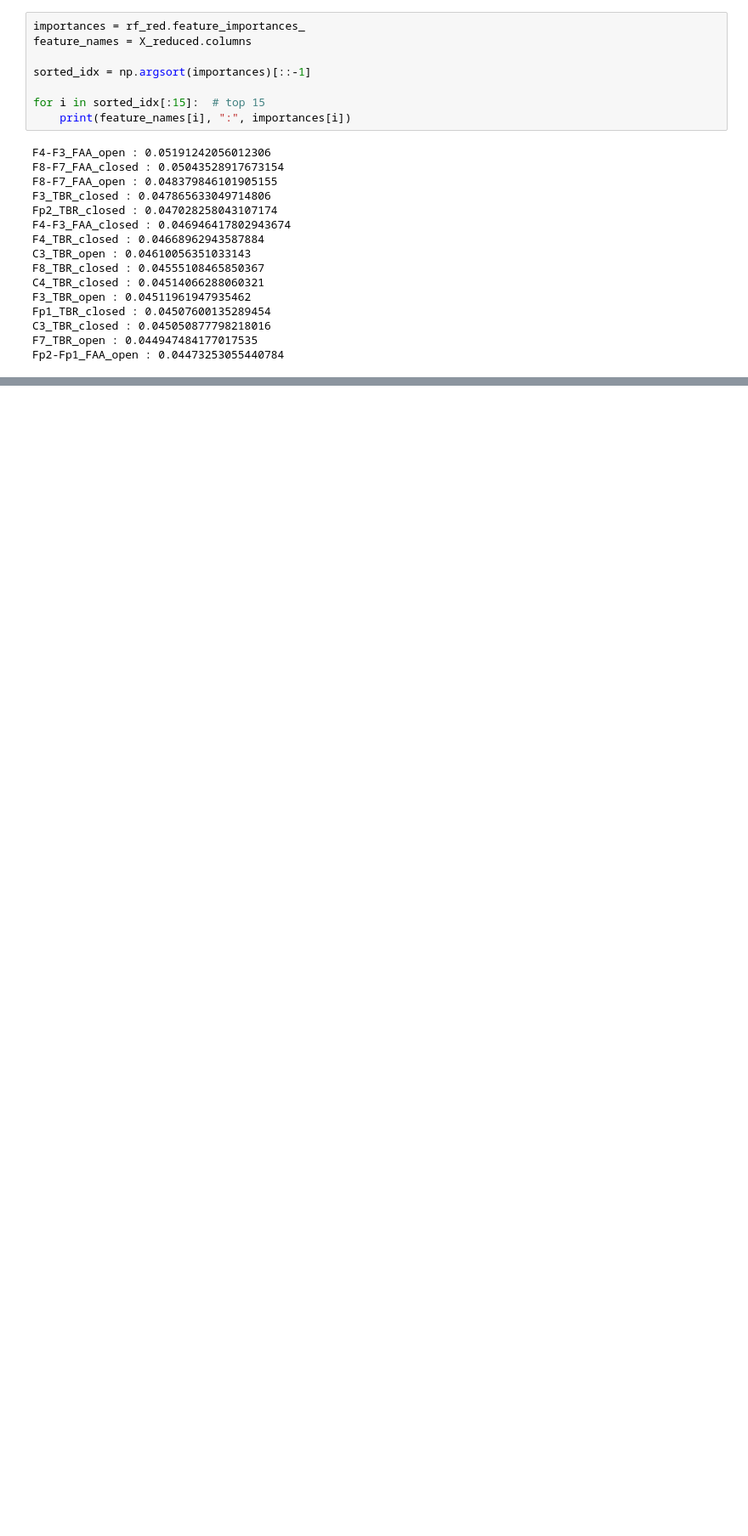
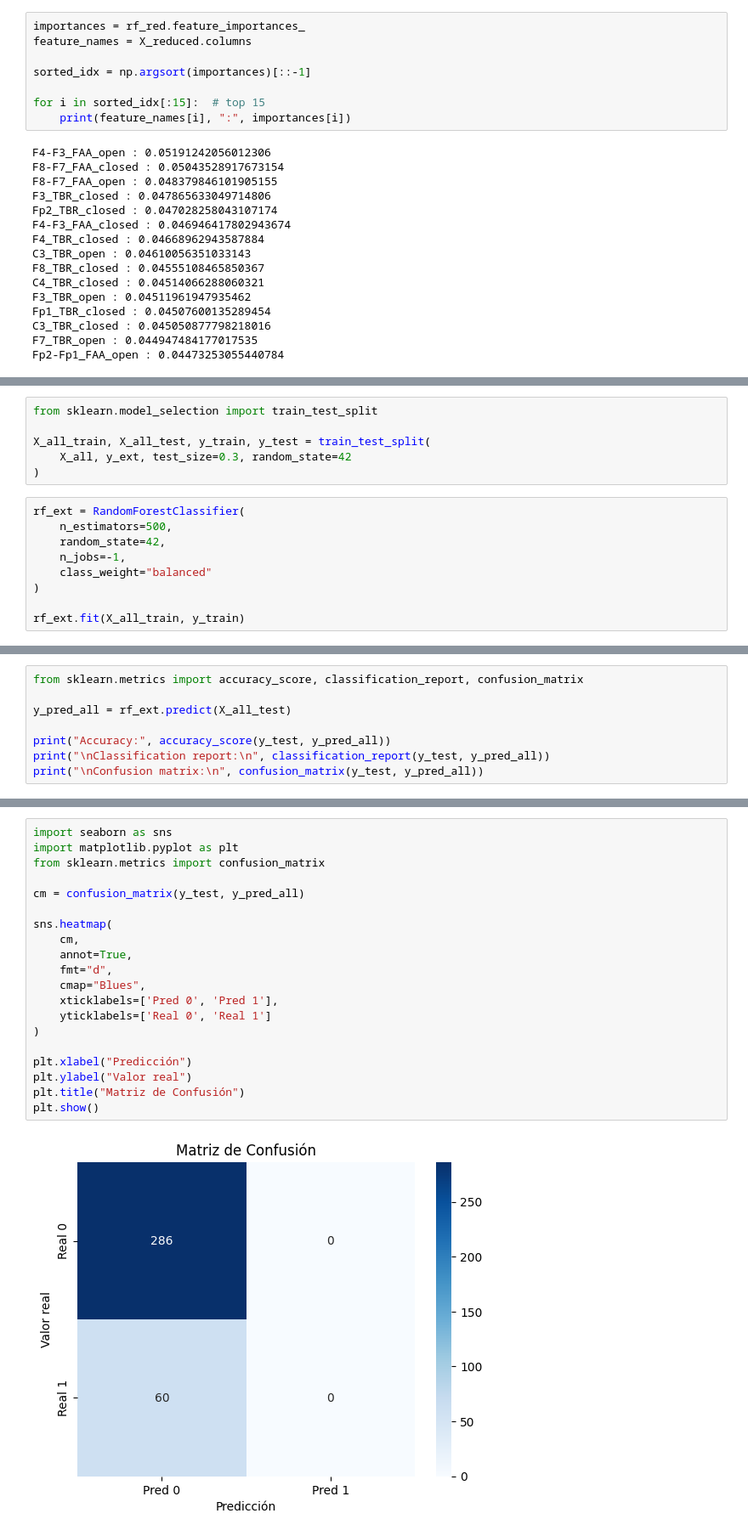
Before and after one commit to mcd-afg/eeg-prism, a Jupyter notebook: notebooks/RandomForest_FE.ipynb, the cells around one changed output, grey strips where cells are left out. Shown at 85% size. Cells and saved outputs as stored; diff of their text form; blank space fills up the shorter version.

```diff
--- a/notebooks/RandomForest_FE.ipynb
+++ b/notebooks/RandomForest_FE.ipynb
@@ -250,0 +279,15 @@ Fp2-Fp1_FAA_open : 0.04473253055440784
+# %%
+from sklearn.model_selection import train_test_split
+
+X_all_train, X_all_test, y_train, y_test = train_test_split(
+    X_all, y_ext, test_size=0.3, random_state=42
+)
+# %%
+rf_ext = RandomForestClassifier(
+    n_estimators=500,
+    random_state=42,
+    n_jobs=-1,
+    class_weight="balanced"
+)
+
+rf_ext.fit(X_all_train, y_train)
@@ -250,0 +297,8 @@ Fp2-Fp1_FAA_open : 0.04473253055440784
+# %%
+from sklearn.metrics import accuracy_score, classification_report, confusion_matrix
+
+y_pred_all = rf_ext.predict(X_all_test)
+
+print("Accuracy:", accuracy_score(y_test, y_pred_all))
+print("\nClassification report:\n", classification_report(y_test, y_pred_all))
+print("\nConfusion matrix:\n", confusion_matrix(y_test, y_pred_all))
@@ -250,0 +322,22 @@ Fp2-Fp1_FAA_open : 0.04473253055440784
+# %%
+import seaborn as sns
+import matplotlib.pyplot as plt
+from sklearn.metrics import confusion_matrix
+
+cm = confusion_matrix(y_test, y_pred_all)
+
+sns.heatmap(
+    cm,
+    annot=True,
+    fmt="d",
+    cmap="Blues",
+    xticklabels=['Pred 0', 'Pred 1'],
+    yticklabels=['Real 0', 'Real 1']
+)
+
+plt.xlabel("Predicción")
+plt.ylabel("Valor real")
+plt.title("Matriz de Confusión")
+plt.show()
+# %% [output]
+[figure, added]
```
Also changed, not shown: parts of 9 cells of this notebook, 1 other file.
